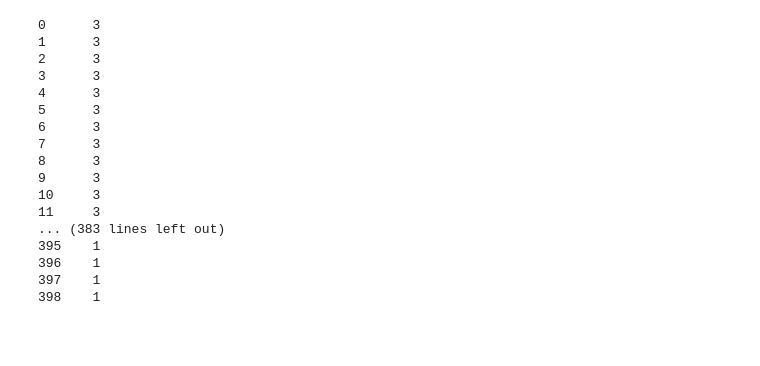
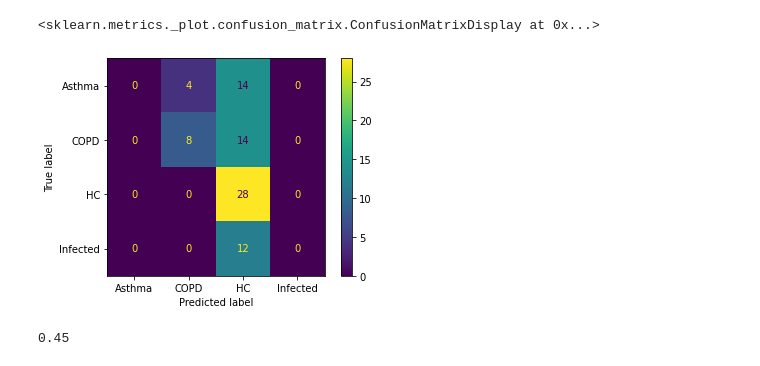
Before and after one commit to gmbt18/CS176-Project, a Jupyter notebook: Sample Naive-Bayes Classification on Exasens.ipynb, the cells around one changed output. Saved outputs shown, nothing was run; the diff lists cells and outputs as text; code cells hidden in the pictures; blank space fills up the shorter version.

Commit message:
Modify jupyter nb for test-train split, metrics

```diff
--- a/Sample Naive-Bayes Classification on Exasens.ipynb
+++ b/Sample Naive-Bayes Classification on Exasens.ipynb
@@ -88,0 +5,16 @@ print(data.to_string())
+# %%
+df = pd.read_csv("Exasens.csv").iloc[2:, [0, 6, 7, 8]]
+
+# print(df.info())
+# print(df.to_string())
+
+df.dropna(inplace=True)
+df = df.astype({"Diagnosis":"category","Gender":"int64", "Age":"int64", "Smoking":"int64"}).astype({"Gender":"category","Smoking":"category"})
+
+# print(df.info())
+# print(df.to_string())
+
+df["Age"] = pd.cut(df["Age"], bins=[0, 40, 60, 100], include_lowest=True, labels=["Young", "Middle-aged", "Old"])
+
+#print(df.info())
+print(df.to_string())
@@ -143,3 +64,11 @@ print(features)
+# %%
+from sklearn.model_selection import train_test_split
+X_train, X_test, Y_train, Y_test = train_test_split(X, Y, test_size=0.20, random_state=0)
+
+from sklearn.preprocessing import StandardScaler
+sc = StandardScaler()
+X_train = sc.fit_transform(X_train)
+X_test = sc.transform(X_test)
 # %%
 # features=zip(gender_encoded, age_encoded, smoking_encoded)
 
@@ -147,11 +76,14 @@ from sklearn.naive_bayes import GaussianNB
 
 model = GaussianNB()
 
-model.fit(features, diagnosis_encoded)
+# model.fit(features, diagnosis_encoded)
+model.fit(X_train, Y_train)
 
-predict = model.predict ([[0, 1, 2]]) # From [Age, Gender, Smoking], predict Diagnosis
+Y_pred = model.predict(X_test)
+
+# predict = model.predict ([[0, 1, 2]]) # From [Age, Gender, Smoking], predict Diagnosis
 # Age = [0 = Young (X<40), 1 = Middle Aged (40<X<60), 2 = Old (X>60)]
 # Gender = [0 = Female, 1 = Male]
 # Smoking = [0 = Non-smoker, 1 = Ex-smoker, 2 = Active smoker]
-print(f"Predicted Value: {predict}")
+# print(f"Predicted Value: {predict}")
 # Diagnosis = [0 = Asthma, 1 = COPD, 2 = HC, 3 = Infected]
@@ -160,20 +124,16 @@ Predicted Value: [2]
+# %%
+from sklearn.metrics import confusion_matrix, accuracy_score, ConfusionMatrixDisplay
+cm = confusion_matrix(Y_test, Y_pred)
+ac = accuracy_score(Y_test, Y_pred)
+# %%
+disp = ConfusionMatrixDisplay(confusion_matrix=cm, display_labels=model.classes_)
+disp.plot()
+# %% [output]
+<sklearn.metrics._plot.confusion_matrix.ConfusionMatrixDisplay at 0x...>
+[figure, added]
+# %%
+ac
+# %% [output]
+0.45
 # %%
-print(diagnosis_encoded.to_string())
+# print(diagnosis_encoded.to_string())
-# %% [output]
-0      3
-1      3
-2      3
-3      3
-4      3
-5      3
-6      3
-7      3
-8      3
-9      3
-10     3
-11     3
-... (383 lines left out)
-395    1
-396    1
-397    1
-398    1
```
Also changed, not shown: parts of 9 cells of this notebook.
